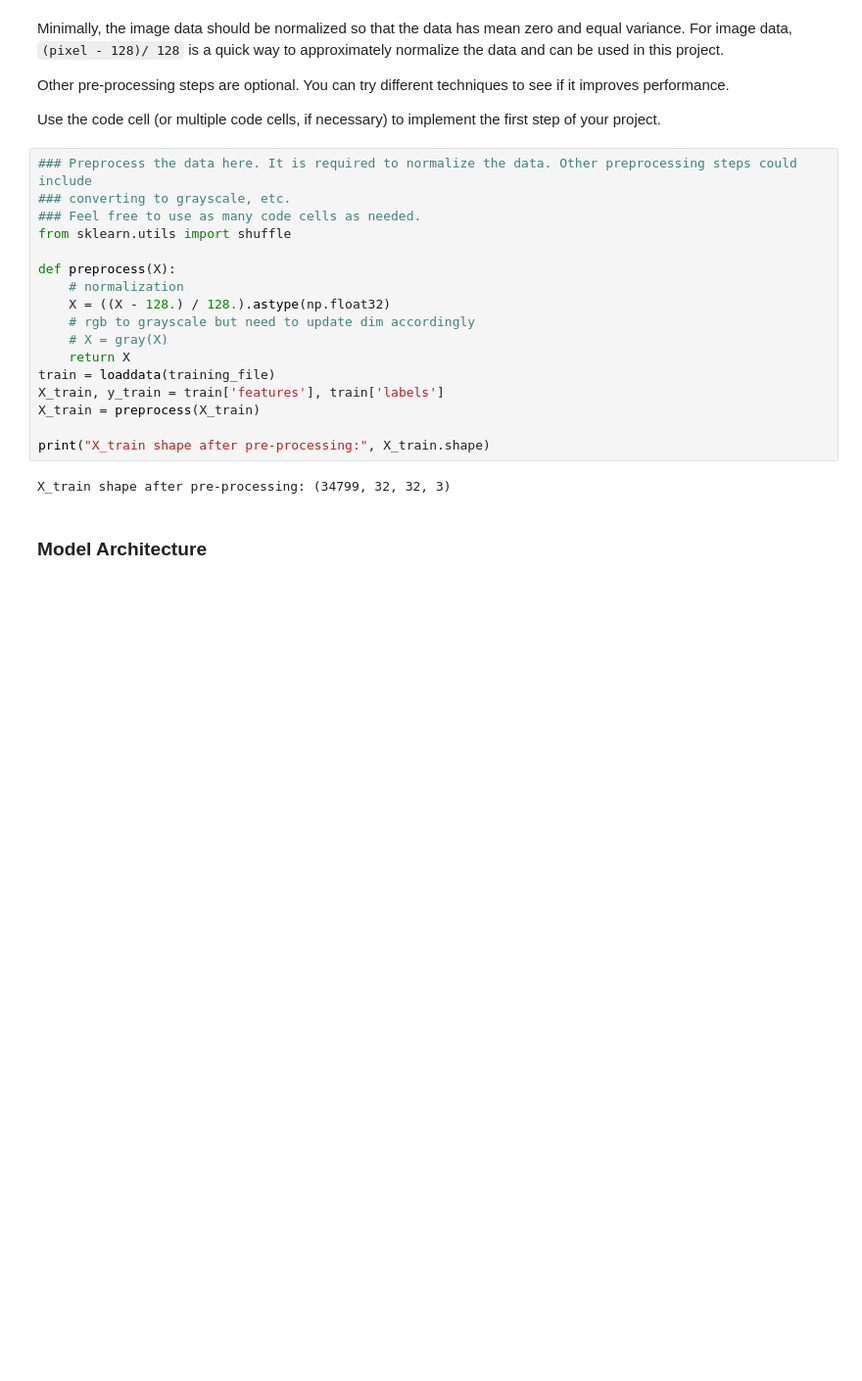
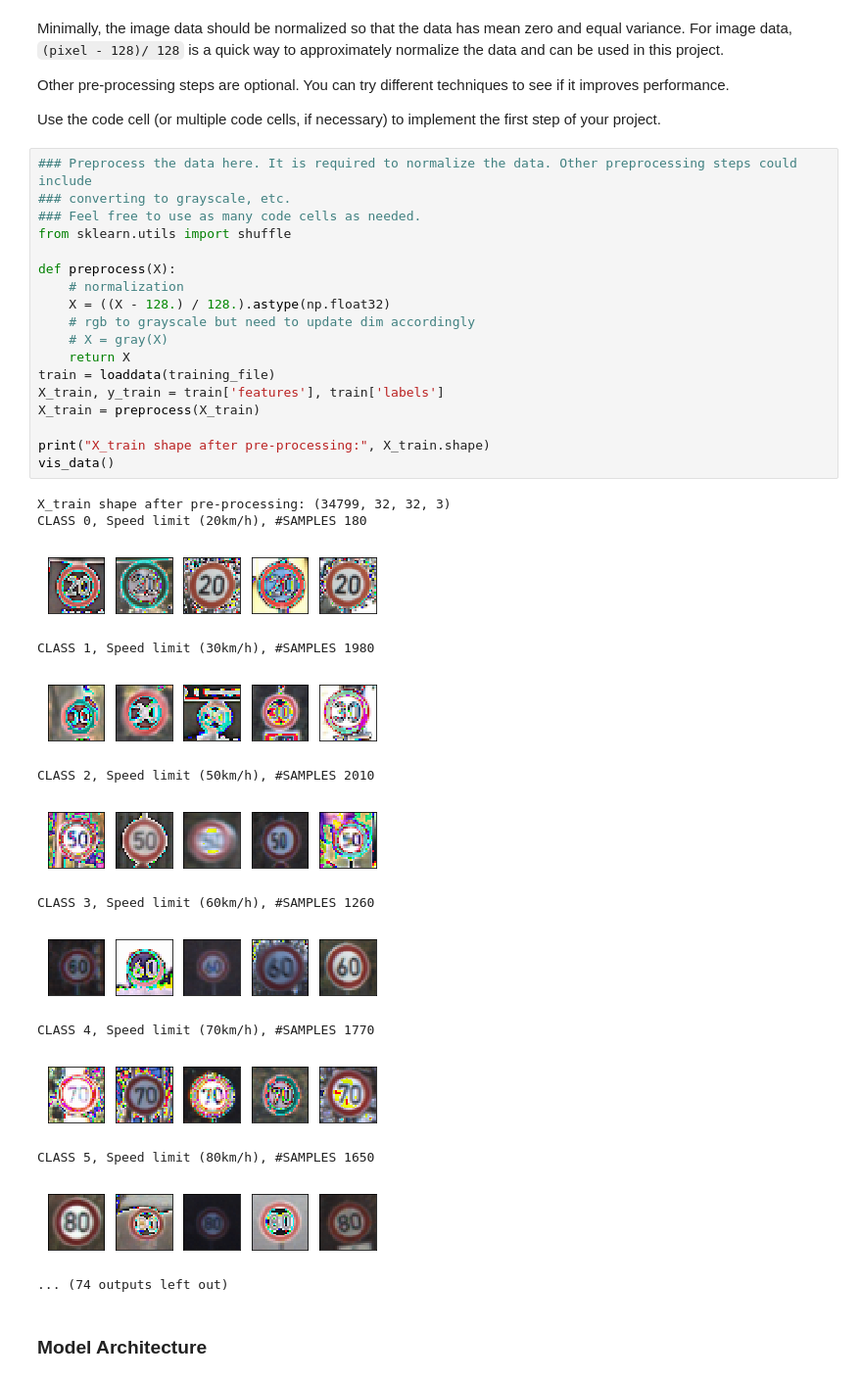
Before and after one commit to ydgats/trafficSignClassfier, a Jupyter notebook: Traffic_Sign_Classifier.ipynb, the cells around one changed output. Shown at 98% size. Cells and saved outputs as stored; diff of their text form; blank space fills up the shorter version.

```diff
--- a/Traffic_Sign_Classifier.ipynb
+++ b/Traffic_Sign_Classifier.ipynb
@@ -189,22 +189,36 @@ Use the code cell (or multiple code cells, if necessary) to implement the first
 # %%
 ### Preprocess the data here. It is required to normalize the data. Other preprocessing steps could include
 ### converting to grayscale, etc.
 ### Feel free to use as many code cells as needed.
 from sklearn.utils import shuffle
 
 def preprocess(X):
     # normalization
     X = ((X - 128.) / 128.).astype(np.float32)
     # rgb to grayscale but need to update dim accordingly
     # X = gray(X)
     return X
 train = loaddata(training_file)
 X_train, y_train = train['features'], train['labels']
 X_train = preprocess(X_train)
 
 print("X_train shape after pre-processing:", X_train.shape)
+vis_data()
 # %% [output]
 X_train shape after pre-processing: (34799, 32, 32, 3)
+CLASS 0, Speed limit (20km/h), #SAMPLES 180
+[figure, added]
+CLASS 1, Speed limit (30km/h), #SAMPLES 1980
+[figure, added]
+CLASS 2, Speed limit (50km/h), #SAMPLES 2010
+[figure, added]
+CLASS 3, Speed limit (60km/h), #SAMPLES 1260
+[figure, added]
+CLASS 4, Speed limit (70km/h), #SAMPLES 1770
+[figure, added]
+CLASS 5, Speed limit (80km/h), #SAMPLES 1650
+[figure, added]
+... (74 outputs left out)
 # %% [markdown]
 ### Model Architecture
 # %%
```
Also changed, not shown: parts of 2 cells of this notebook.
